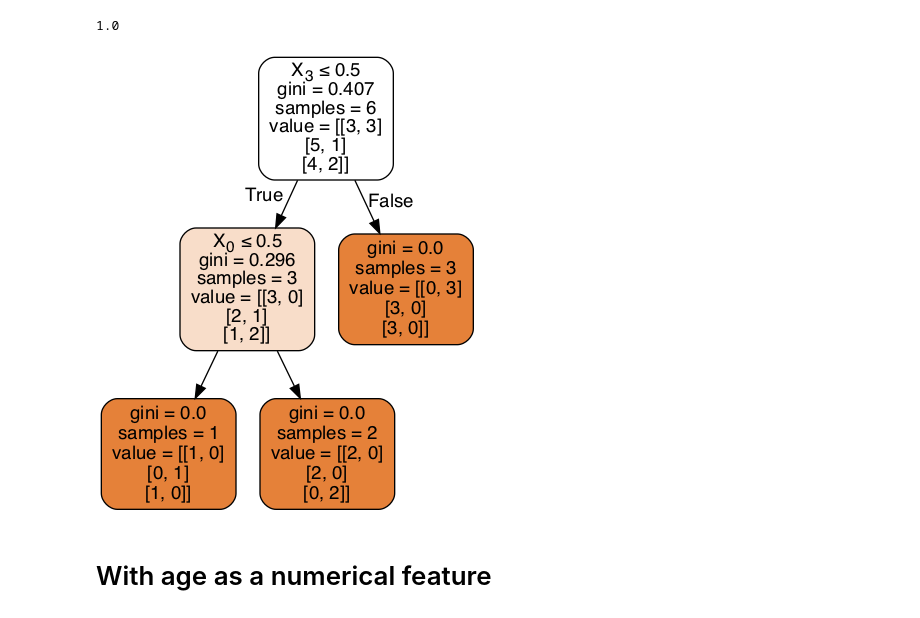
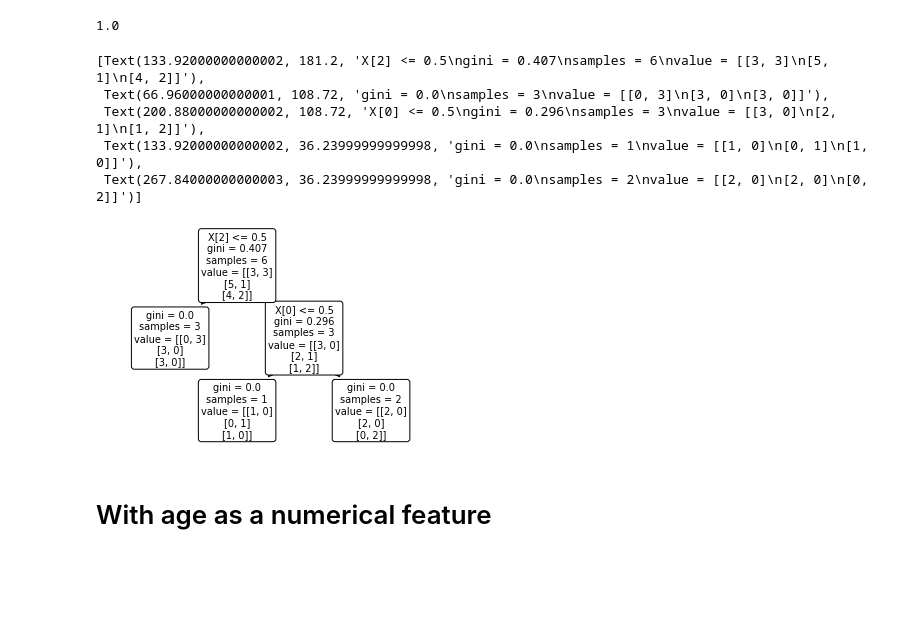
Before and after one commit to luisguiserrano/manning, a Jupyter notebook: Chapter_9_Decision_Trees/App_recommendations.ipynb, the cells around one changed output. Saved outputs shown, nothing was run; the diff lists cells and outputs as text; code cells hidden in the pictures; blank space fills up the shorter version.

```diff
--- a/Chapter_9_Decision_Trees/App_recommendations.ipynb
+++ b/Chapter_9_Decision_Trees/App_recommendations.ipynb
@@ -53,10 +54,15 @@ dt.fit(X,y)
 dt.score(X,y)
 # %% [output]
 1.0
-# %%
-utils.display_tree(dt)
-# %% [output]
-[figure, removed]
+# %%
+tree.plot_tree(dt, rounded=True)
+# %% [output]
+[Text(133.92000000000002, 181.2, 'X[2] <= 0.5\ngini = 0.407\nsamples = 6\nvalue = [[3, 3]\n[5, 1]\n[4, 2]]'),
+ Text(66.96000000000001, 108.72, 'gini = 0.0\nsamples = 3\nvalue = [[0, 3]\n[3, 0]\n[3, 0]]'),
+ Text(200.88000000000002, 108.72, 'X[0] <= 0.5\ngini = 0.296\nsamples = 3\nvalue = [[3, 0]\n[2, 1]\n[1, 2]]'),
+ Text(133.92000000000002, 36.23999999999998, 'gini = 0.0\nsamples = 1\nvalue = [[1, 0]\n[0, 1]\n[1, 0]]'),
+ Text(267.84000000000003, 36.23999999999998, 'gini = 0.0\nsamples = 2\nvalue = [[2, 0]\n[2, 0]\n[0, 2]]')]
+[figure, added]
 # %% [markdown]
 # With age as a numerical feature
 # %%
```
Also changed, not shown: parts of 6 cells of this notebook.
